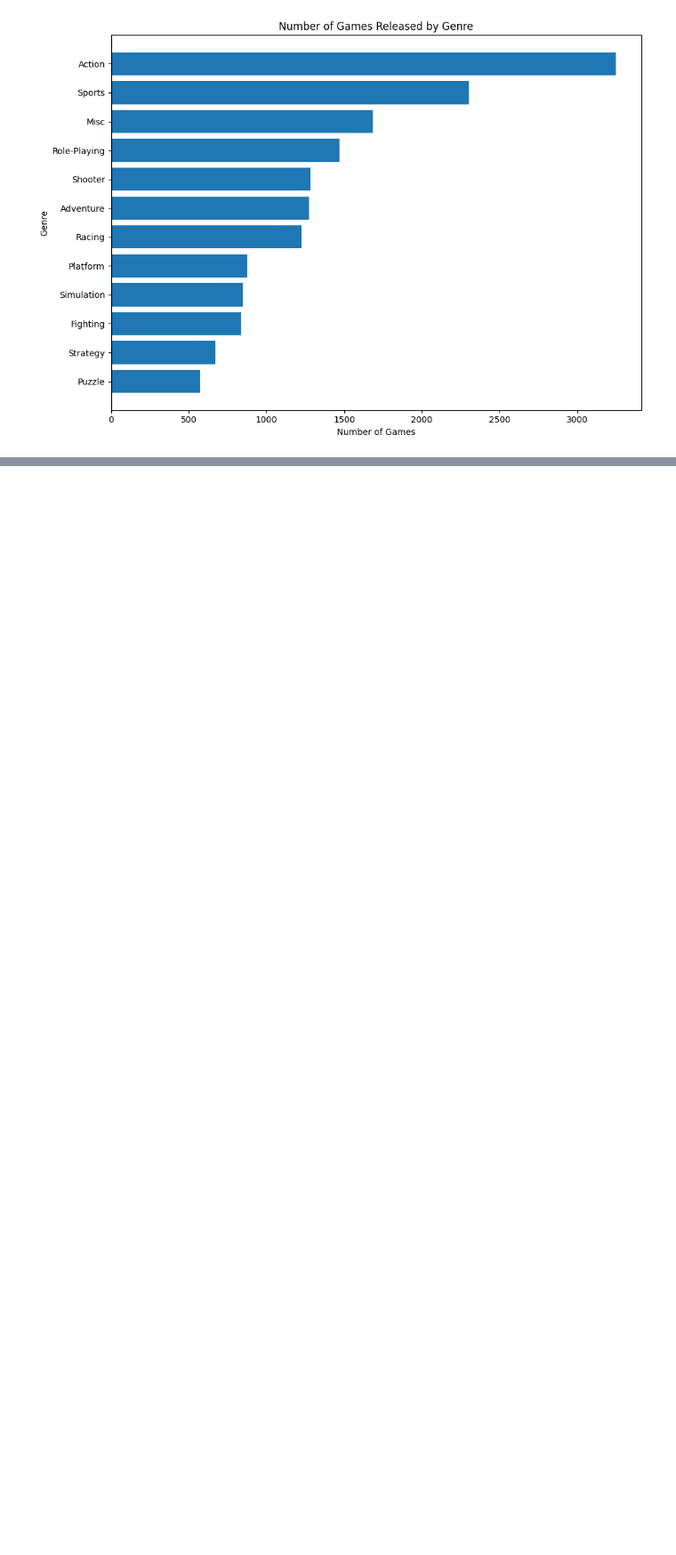
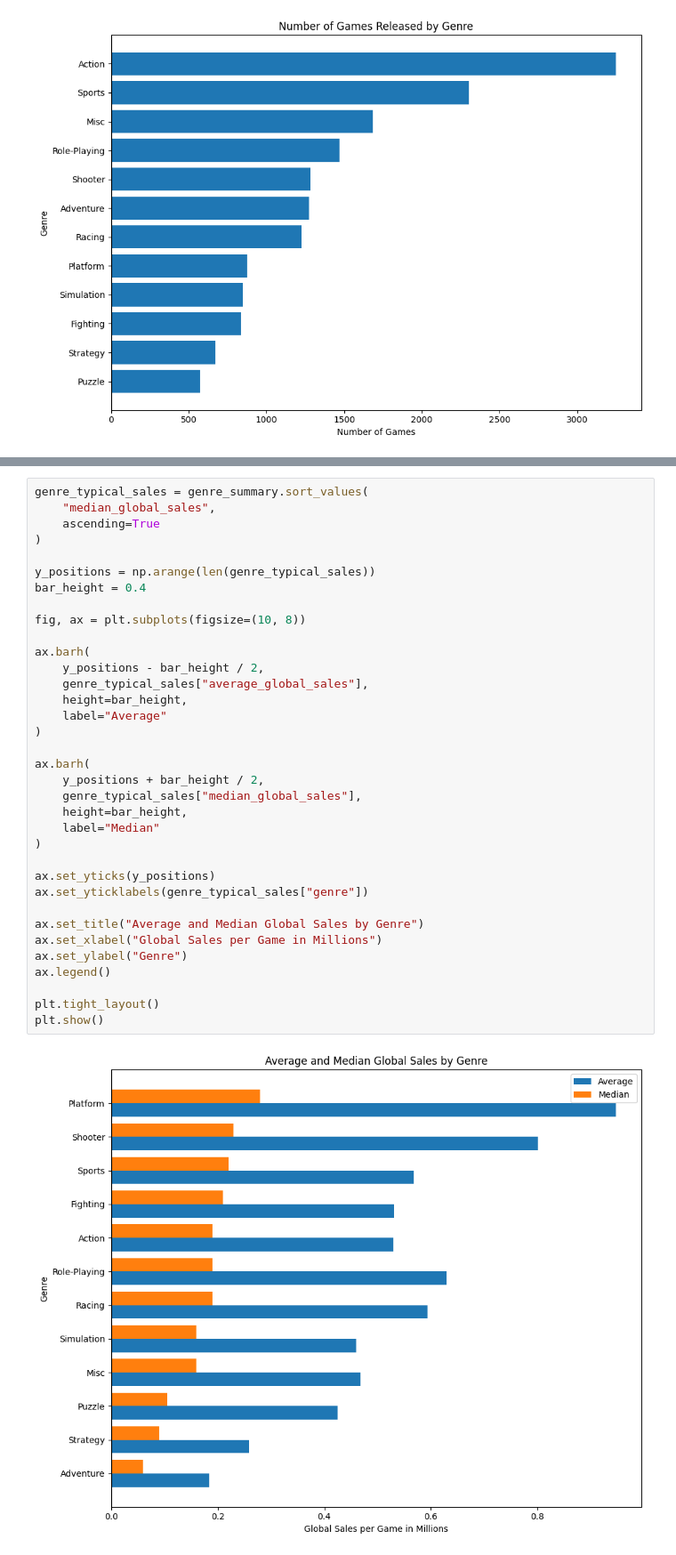
Before and after one commit to tylernsocial/data-analysis-on-the-videogame-industry, a Jupyter notebook: notebooks/02_exploratory_data_analysis.ipynb, the cells around one changed output, grey strips where cells are left out. Shown at 89% size. Drawn from its saved outputs; the diff is of its cells as text; blank space fills up the shorter version.

```diff
--- a/notebooks/02_exploratory_data_analysis.ipynb
+++ b/notebooks/02_exploratory_data_analysis.ipynb
@@ -341,0 +367,37 @@ plt.show()
+# %%
+genre_typical_sales = genre_summary.sort_values(
+    "median_global_sales",
+    ascending=True
+)
+
+y_positions = np.arange(len(genre_typical_sales))
+bar_height = 0.4
+
+fig, ax = plt.subplots(figsize=(10, 8))
+
+ax.barh(
+    y_positions - bar_height / 2,
+    genre_typical_sales["average_global_sales"],
+    height=bar_height,
+    label="Average"
+)
+
+ax.barh(
+    y_positions + bar_height / 2,
+    genre_typical_sales["median_global_sales"],
+    height=bar_height,
+    label="Median"
+)
+
+ax.set_yticks(y_positions)
+ax.set_yticklabels(genre_typical_sales["genre"])
+
+ax.set_title("Average and Median Global Sales by Genre")
+ax.set_xlabel("Global Sales per Game in Millions")
+ax.set_ylabel("Genre")
+ax.legend()
+
+plt.tight_layout()
+plt.show()
+# %% [output]
+[figure, added]
```
Also changed, not shown: parts of 32 cells of this notebook.
